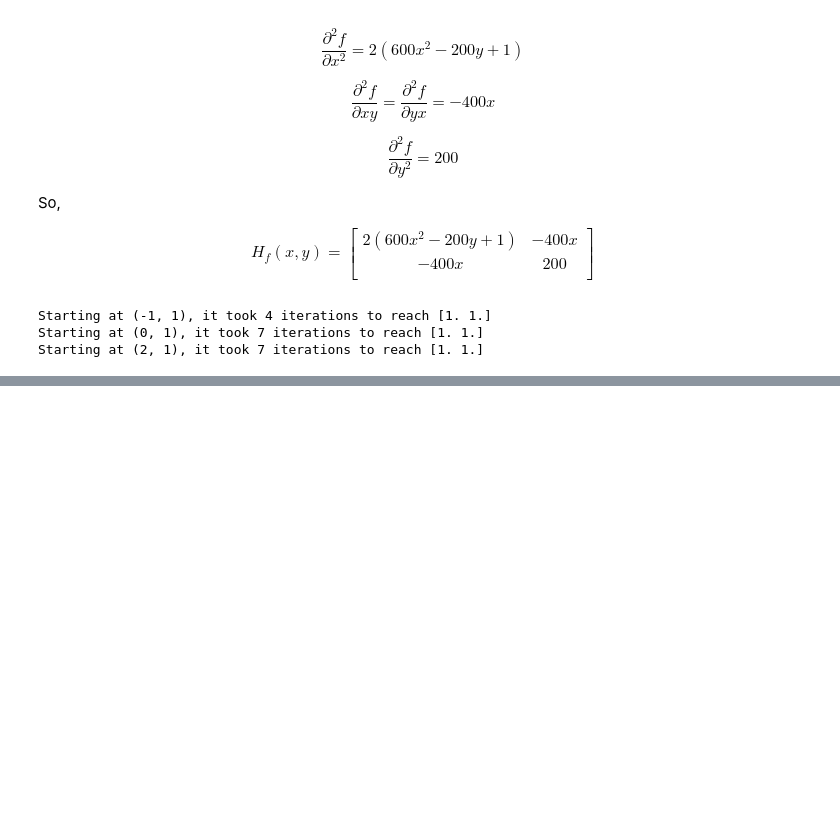
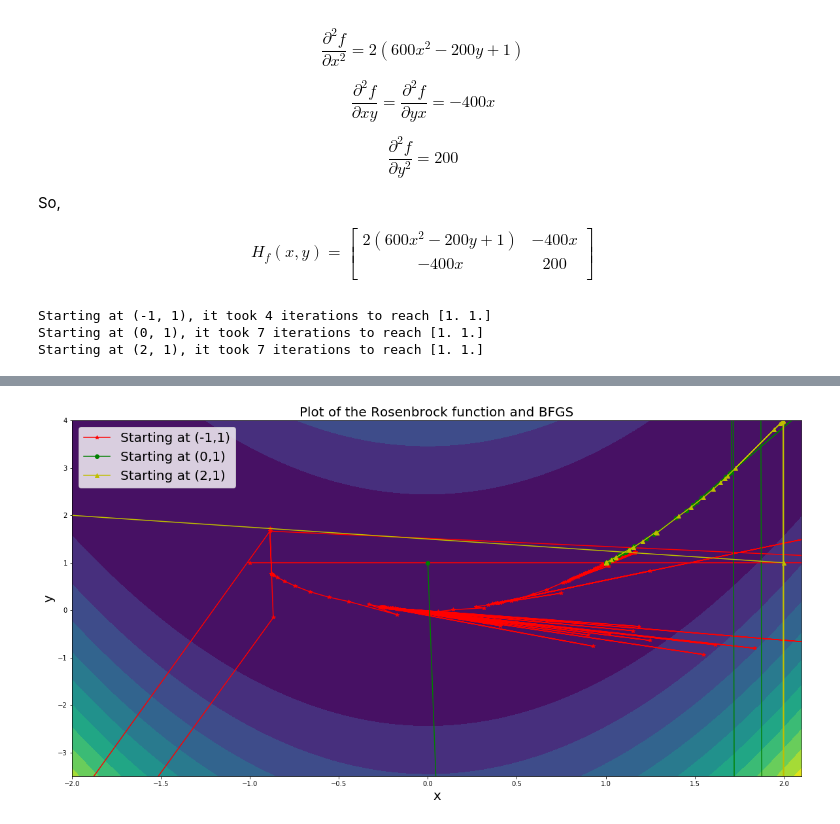
Before and after one commit to jonathanGB/am205, a Jupyter notebook: 5/AM205_HW5.ipynb, the cells around one changed output, grey strips where cells are left out. Drawn from its saved outputs; the diff is of its cells as text; code cells hidden in the pictures; blank space fills up the shorter version.

```diff
--- a/5/AM205_HW5.ipynb
+++ b/5/AM205_HW5.ipynb
@@ -155,0 +159,33 @@ _ = plt.xlabel("x", fontsize=20)
+# %%
+def BFGS(starting_point, B0=np.identity(2)):
+    max_iterations = 2000
+    stop_step_size = 1e-8
+    xk = starting_point.copy()
+    Bk = B0.copy()
+    trajectory = [[xk[0], xk[1]]]
+
+    for _ in range(max_iterations):
+        grad_xk = grad_f(xk)
+        sk = np.linalg.solve(Bk, -grad_xk)
+        xk += sk
+        trajectory.append([xk[0], xk[1]])
+
+        if np.linalg.norm(sk, 2) <= stop_step_size:
+            break
+
+        # Calculating Bk with np.array will behave badly. The formula assumes we are working with
+        # column-vectors, while np.arrays are row-vectors that can't be transposed.
+        # To fix this, I transform them into matrices and transpose them (so that they are columns).
+        yk = np.matrix(grad_f(xk) - grad_xk).T
+        sk = np.matrix(sk).T
+
+        Bk += (np.matmul(yk, yk.T) / np.dot(yk.T, sk)) - (np.matmul(np.matmul(np.matmul(Bk, sk), sk.T), Bk) / np.dot(np.matmul(sk.T, Bk), sk))
+
+    return xk, len(trajectory), np.array(trajectory)
+# %%
+bfgs_result_min1_1 = BFGS([-1, 1])
+print("Starting at (-1, 1), it took {} iterations to reach {}".format(bfgs_result_min1_1[1], bfgs_result_min1_1[0]))
+bfgs_result_0_1 = BFGS([0, 1])
+print("Starting at (0, 1), it took {} iterations to reach {}".format(bfgs_result_0_1[1], bfgs_result_0_1[0]))
+bfgs_result_2_1 = BFGS([2, 1])
+print("Starting at (2, 1), it stopped after {} iterations (maximum) to reach {}".format(bfgs_result_2_1[1], bfgs_result_2_1[0]))
@@ -155,0 +196,13 @@ _ = plt.xlabel("x", fontsize=20)
+# %%
+plt.figure(figsize=(20,10))
+plt.contourf(xx,yy,zz, 10)
+plt.plot(bfgs_result_min1_1[2][:,0], bfgs_result_min1_1[2][:,1], color="r", marker='*', label="Starting at (-1,1)")
+plt.plot(bfgs_result_0_1[2][:,0], bfgs_result_0_1[2][:,1], color="g", marker='o', label="Starting at (0,1)")
+plt.plot(bfgs_result_2_1[2][:,0], bfgs_result_2_1[2][:,1], color="y", marker='^', label="Starting at (2,1)")
+plt.legend(fontsize=20)
+plt.title("Plot of the Rosenbrock function and BFGS", fontsize=20)
+plt.axis([-2, 2.1, -3.5, 4])
+plt.xlabel("x", fontsize=20)
+_ = plt.ylabel("y", fontsize=20)
+# %% [output]
+[figure, added]
```
Also changed, not shown: parts of 3 cells of this notebook.
